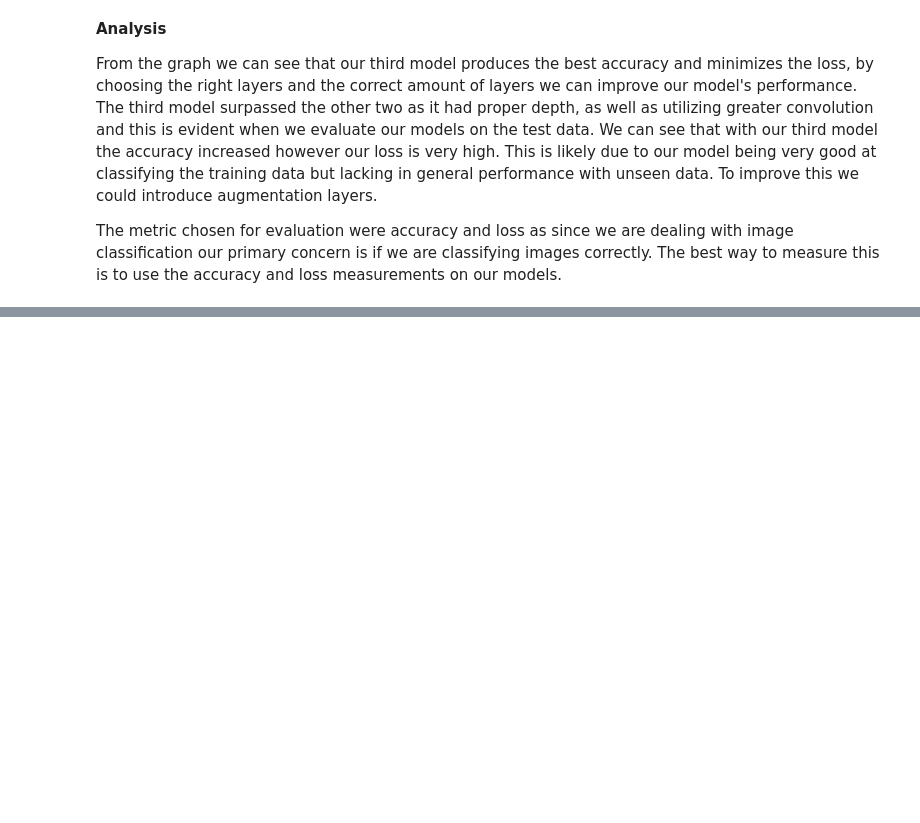
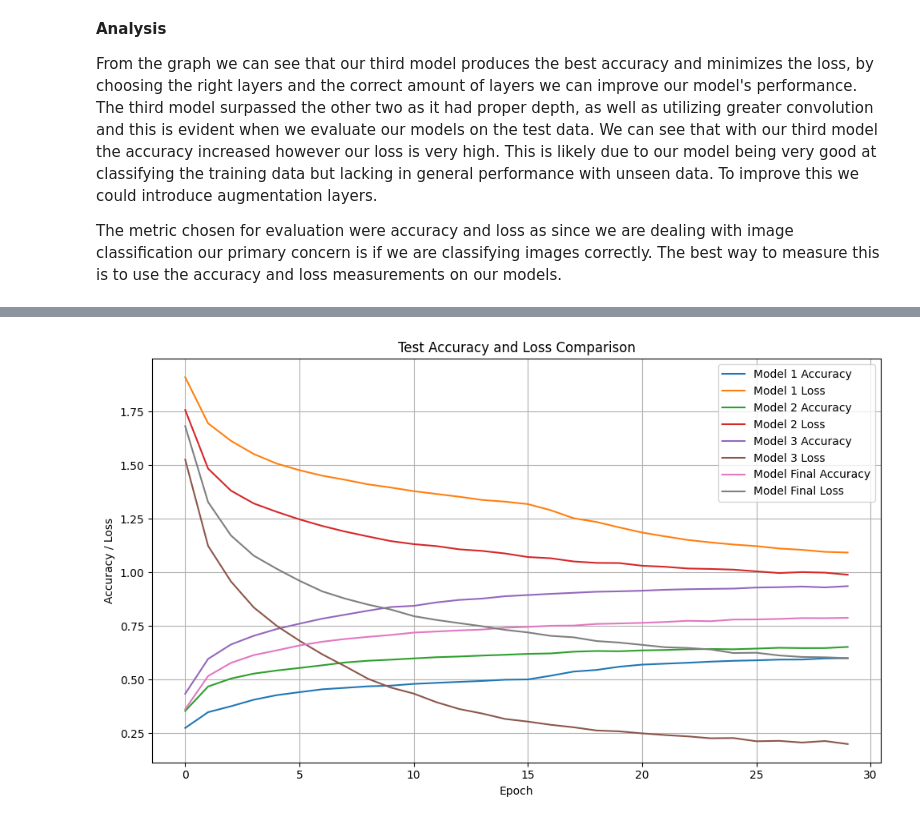
Before and after one commit to cu-cspb-4622-summer-2023/p2-GreatBrittan, a Jupyter notebook: Brittan_Mini_Project_2.ipynb, the cells around one changed output, grey strips where cells are left out. Cells and saved outputs as stored; diff of their text form; code cells hidden in the pictures; blank space fills up the shorter version.

```diff
--- a/Brittan_Mini_Project_2.ipynb
+++ b/Brittan_Mini_Project_2.ipynb
@@ -503,0 +529,10 @@ plt.imshow(image_data)
+# %%
+model_final.compile(loss='categorical_crossentropy', optimizer='adam', metrics=['accuracy'])
+# %%
+epochs=30
+history_final = model_final.fit(
+  X_train,
+  y_train,
+  validation_data= (X_test, y_test),
+  epochs=epochs
+)
@@ -503,0 +589,32 @@ plt.imshow(image_data)
+# %%
+def plot_history(history, label):
+    plt.plot(history.history['accuracy'], label=label+' Accuracy')
+    plt.plot(history.history['loss'], label=label+' Loss')
+    plt.legend()
+
+# Get model data from history
+model1_history = history
+model2_history = history2
+model3_history = history3
+model_final_history = history_final
+
+# Size figure
+plt.figure(figsize=(10, 6))
+
+# Plot the model data using plot_history
+plot_history(model1_history, 'Model 1')
+plot_history(model2_history, 'Model 2')
+plot_history(model3_history, 'Model 3')
+plot_history(model_final_history, 'Model Final')
+
+# Plot labels and title
+plt.xlabel('Epoch')
+plt.ylabel('Accuracy / Loss')
+plt.title('Test Accuracy and Loss Comparison')
+
+# Show grid and plot
+plt.grid(True)
+plt.tight_layout()
+plt.show()
+# %% [output]
+[figure, added]
```
Also changed, not shown: parts of 18 cells of this notebook.
